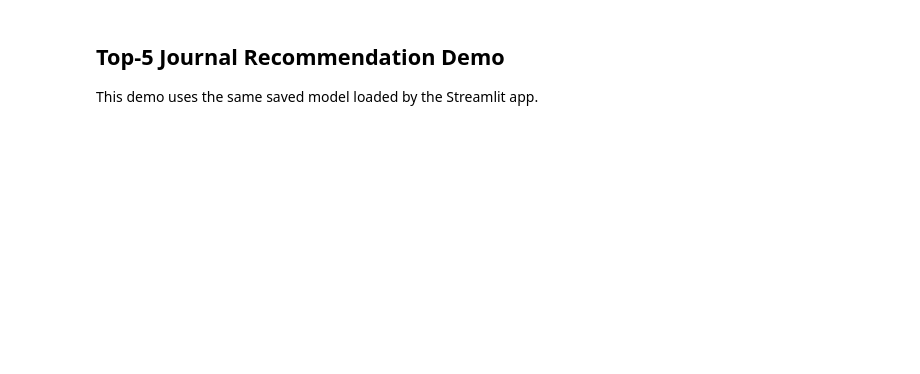
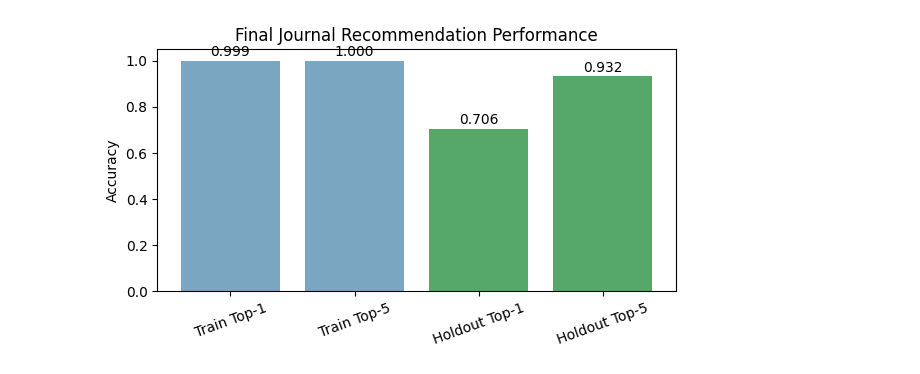
Before and after one commit to walterbishop67/data_mining_hw2, a Jupyter notebook: notebooks/20210808053_Final_Project.ipynb, the cells around one changed output. Cells and saved outputs as stored; diff of their text form; code cells hidden in the pictures; blank space fills up the shorter version.

```diff
--- a/notebooks/20210808053_Final_Project.ipynb
+++ b/notebooks/20210808053_Final_Project.ipynb
@@ -45,17 +119,21 @@ The final submitted app loads the saved multi-channel TF-IDF + `SGDClassifier(lo
 # %%
-meta = json.loads(RECOMMENDER_META_PATH.read_text(encoding='utf-8-sig'))
-display(pd.Series(meta, name='value'))
-
-fig, ax = plt.subplots(figsize=(5, 3))
-ax.bar(['Top-1', 'Top-5'], [meta['holdout_top1_accuracy'], meta['holdout_top5_accuracy']], color=['#4c72b0', '#55a868'])
-ax.set_ylim(0, 1)
-ax.set_ylabel('Holdout accuracy')
-ax.set_title('Final recommender performance')
-for idx, value in enumerate([meta['holdout_top1_accuracy'], meta['holdout_top5_accuracy']]):
+fig, ax = plt.subplots(figsize=(6, 3.5))
+labels = ['Train Top-1', 'Train Top-5', 'Holdout Top-1', 'Holdout Top-5']
+values = [
+    meta['train_top1_accuracy'],
+    meta['train_top5_accuracy'],
+    meta['holdout_top1_accuracy'],
+    meta['holdout_top5_accuracy'],
+]
+colors = ['#7aa6c2', '#7aa6c2', '#55a868', '#55a868']
+ax.bar(labels, values, color=colors)
+ax.set_ylim(0, 1.05)
+ax.set_ylabel('Accuracy')
+ax.set_title('Final Journal Recommendation Performance')
+ax.tick_params(axis='x', rotation=20)
+for idx, value in enumerate(values):
     ax.text(idx, value + 0.02, f'{value:.3f}', ha='center')
 plt.tight_layout()
 plt.show()
+# %% [output]
+[figure, added]
-# %% [markdown]
-## Top-5 Journal Recommendation Demo
-
-This demo uses the same saved model loaded by the Streamlit app.
```
Also changed, not shown: parts of 21 cells of this notebook.
